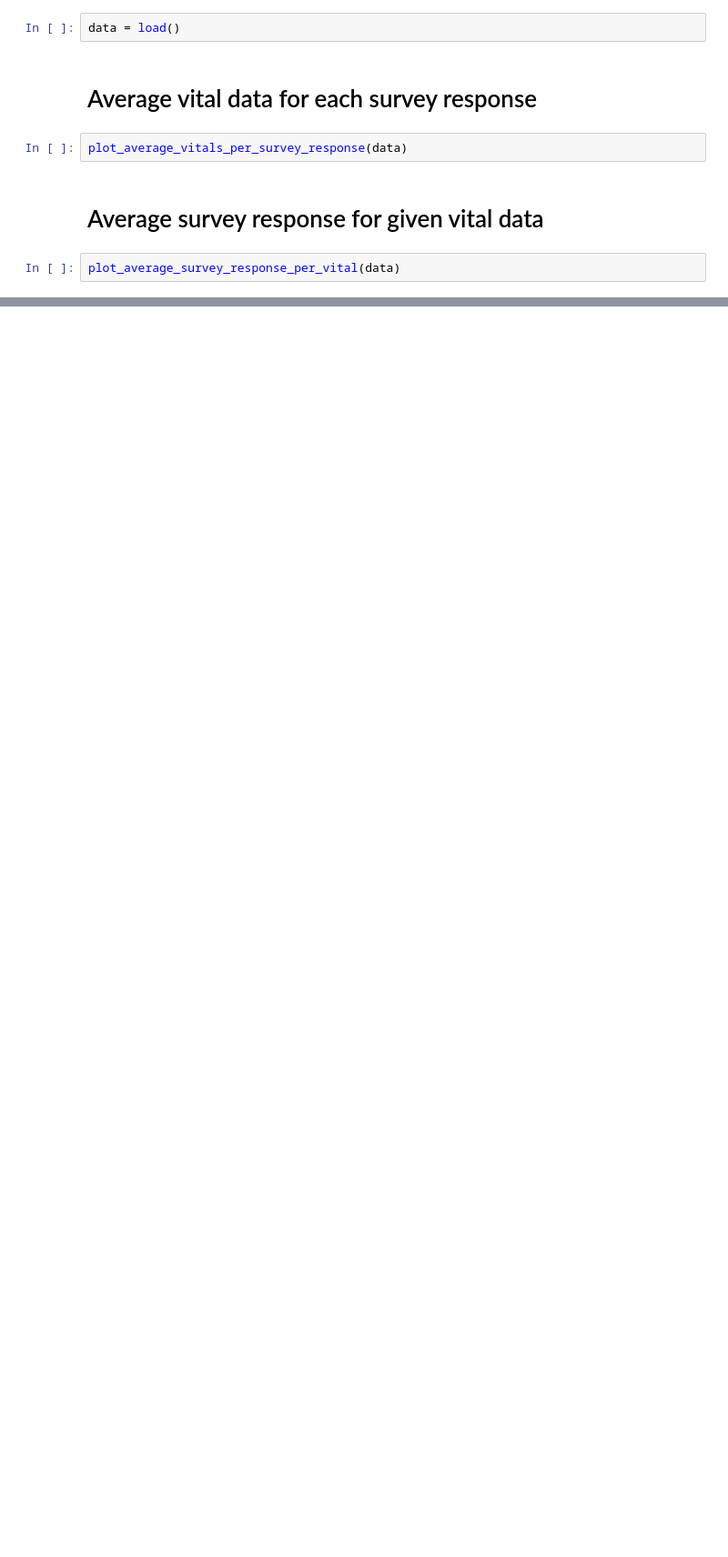
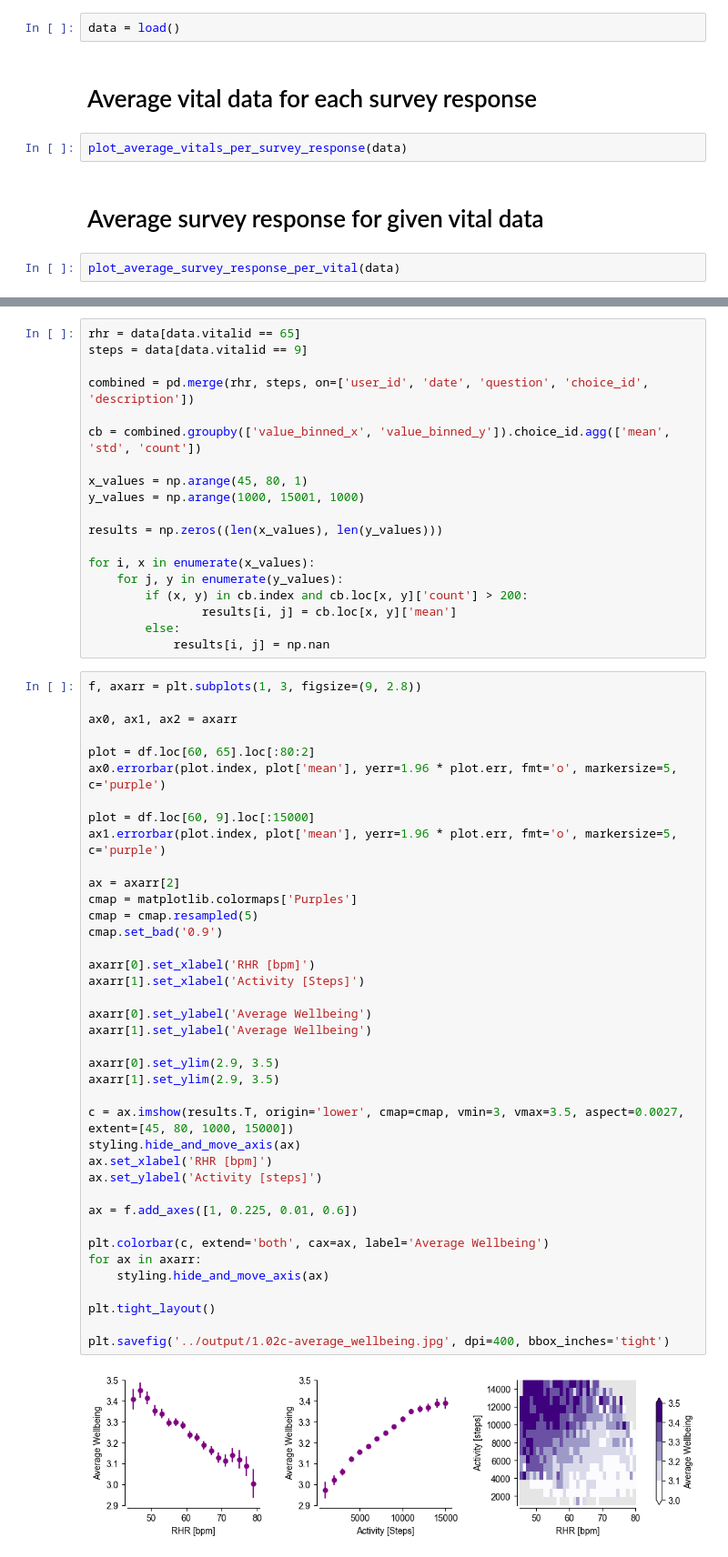
Before and after one commit to marcwie/corona-data-donation-who5-and-vitals, a Jupyter notebook: notebooks/1.02-plot_average_vitals_per_survey_response.ipynb, the cells around one changed output, grey strips where cells are left out. Shown: that part at 91% size. Drawn from its saved outputs; the diff is of its cells as text; blank space fills up the shorter version.

Commit message:
plot total wellbeing per RHR and activity

```diff
--- a/notebooks/1.02-plot_average_vitals_per_survey_response.ipynb
+++ b/notebooks/1.02-plot_average_vitals_per_survey_response.ipynb
@@ -122,0 +127,60 @@ plot_average_survey_response_per_vital(data)
+# %%
+rhr = data[data.vitalid == 65]
+steps = data[data.vitalid == 9]
+
+combined = pd.merge(rhr, steps, on=['user_id', 'date', 'question', 'choice_id', 'description'])
+
+cb = combined.groupby(['value_binned_x', 'value_binned_y']).choice_id.agg(['mean', 'std', 'count'])
+
+x_values = np.arange(45, 80, 1)
+y_values = np.arange(1000, 15001, 1000)
+
+results = np.zeros((len(x_values), len(y_values)))
+
+for i, x in enumerate(x_values):
+    for j, y in enumerate(y_values):
+        if (x, y) in cb.index and cb.loc[x, y]['count'] > 200:
+                results[i, j] = cb.loc[x, y]['mean']
+        else:
+            results[i, j] = np.nan
+# %%
+f, axarr = plt.subplots(1, 3, figsize=(9, 2.8))
+
+ax0, ax1, ax2 = axarr
+
+plot = df.loc[60, 65].loc[:80:2]
+ax0.errorbar(plot.index, plot['mean'], yerr=1.96 * plot.err, fmt='o', markersize=5, c='purple')
+
+plot = df.loc[60, 9].loc[:15000]
+ax1.errorbar(plot.index, plot['mean'], yerr=1.96 * plot.err, fmt='o', markersize=5, c='purple')
+
+ax = axarr[2]
+cmap = matplotlib.colormaps['Purples']
+cmap = cmap.resampled(5)
+cmap.set_bad('0.9')
+
+axarr[0].set_xlabel('RHR [bpm]')
+axarr[1].set_xlabel('Activity [Steps]')
+
+axarr[0].set_ylabel('Average Wellbeing')
+axarr[1].set_ylabel('Average Wellbeing')
+
+axarr[0].set_ylim(2.9, 3.5)
+axarr[1].set_ylim(2.9, 3.5)
+
+c = ax.imshow(results.T, origin='lower', cmap=cmap, vmin=3, vmax=3.5, aspect=0.0027, extent=[45, 80, 1000, 15000])
+styling.hide_and_move_axis(ax)
+ax.set_xlabel('RHR [bpm]')
+ax.set_ylabel('Activity [steps]')
+
+ax = f.add_axes([1, 0.225, 0.01, 0.6])
+
+plt.colorbar(c, extend='both', cax=ax, label='Average Wellbeing')
+for ax in axarr:
+    styling.hide_and_move_axis(ax)
+
+plt.tight_layout()
+
+plt.savefig('../output/1.02c-average_wellbeing.jpg', dpi=400, bbox_inches='tight')
+# %% [output]
+[figure, added]
```
Also changed, not shown: parts of 2 cells of this notebook.
